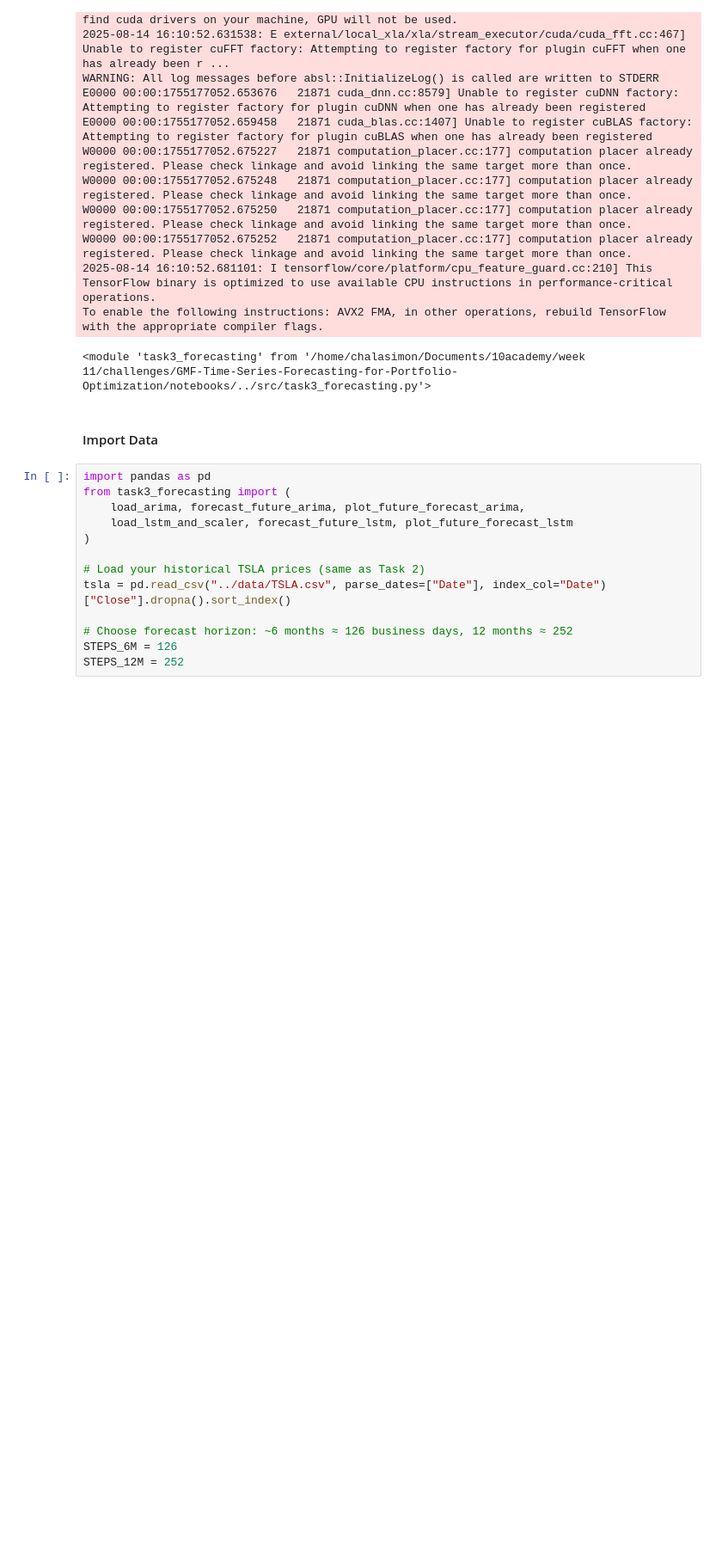
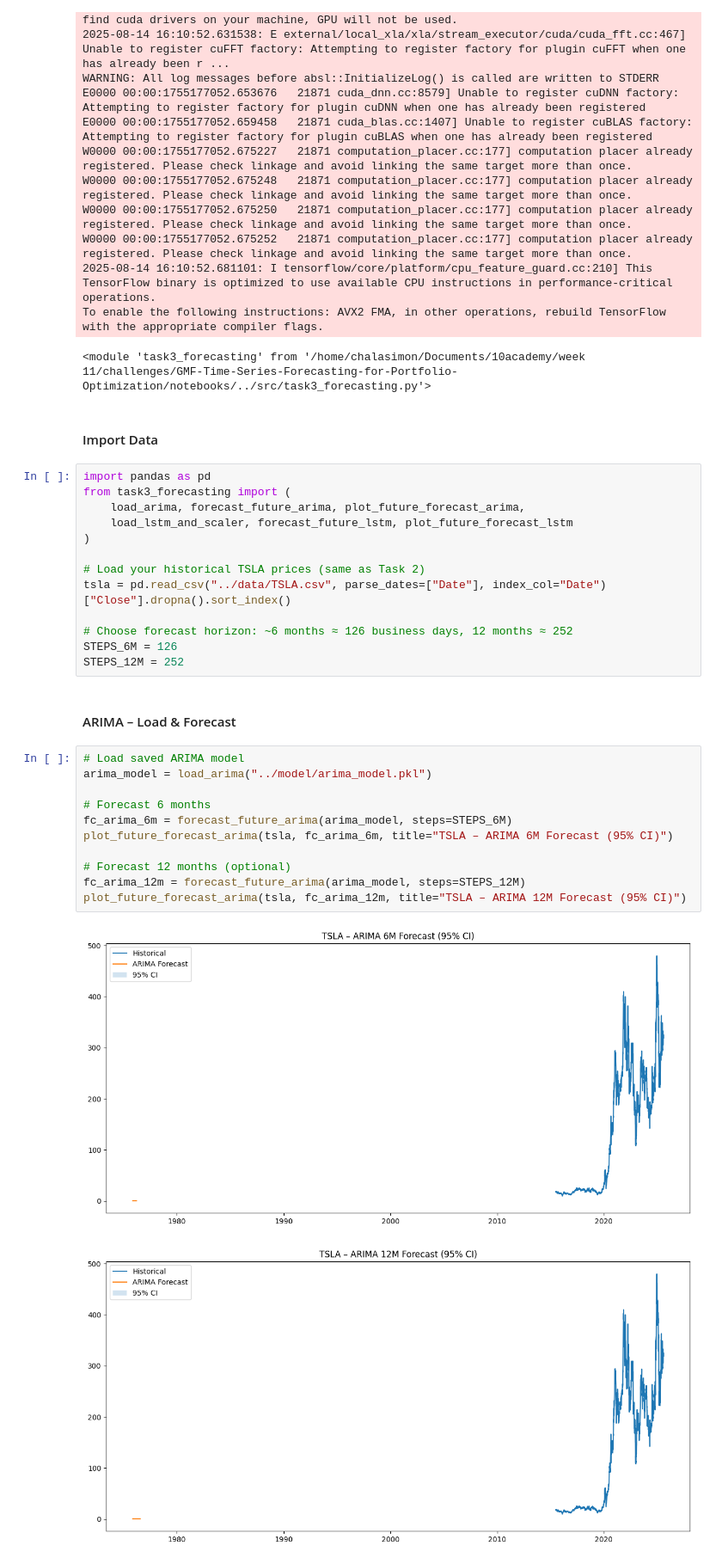
Before and after one commit to chalasimon/GMF-Time-Series-Forecasting-for-Portfolio-Optimization, a Jupyter notebook: notebooks/04_forecast.ipynb, the cells around one changed output. Shown at 86% size. Drawn from its saved outputs; the diff is of its cells as text; blank space fills up the shorter version.

Commit message:
feat: arima model loading for TSLA and plotting

```diff
--- a/notebooks/04_forecast.ipynb
+++ b/notebooks/04_forecast.ipynb
@@ -39,3 +39,19 @@ tsla = pd.read_csv("../data/TSLA.csv", parse_dates=["Date"], index_col="Date")["
 # Choose forecast horizon: ~6 months ≈ 126 business days, 12 months ≈ 252
 STEPS_6M = 126
 STEPS_12M = 252
+# %% [markdown]
+#### ARIMA – Load & Forecast
+# %%
+# Load saved ARIMA model
+arima_model = load_arima("../model/arima_model.pkl")
+
+# Forecast 6 months
+fc_arima_6m = forecast_future_arima(arima_model, steps=STEPS_6M)
+plot_future_forecast_arima(tsla, fc_arima_6m, title="TSLA – ARIMA 6M Forecast (95% CI)")
+
+# Forecast 12 months (optional)
+fc_arima_12m = forecast_future_arima(arima_model, steps=STEPS_12M)
+plot_future_forecast_arima(tsla, fc_arima_12m, title="TSLA – ARIMA 12M Forecast (95% CI)")
+# %% [output]
+[figure, added]
+[figure, added]
```
